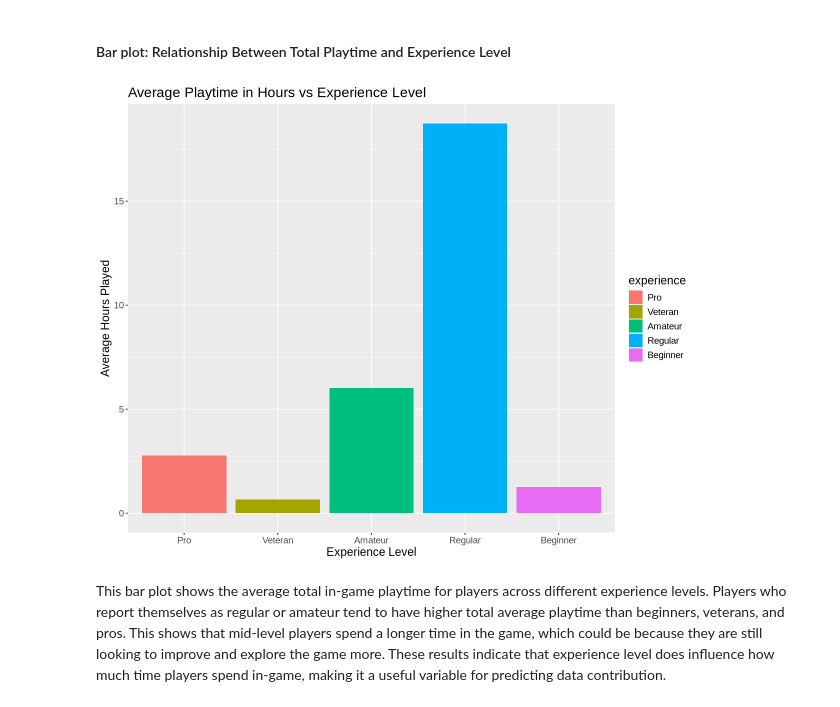
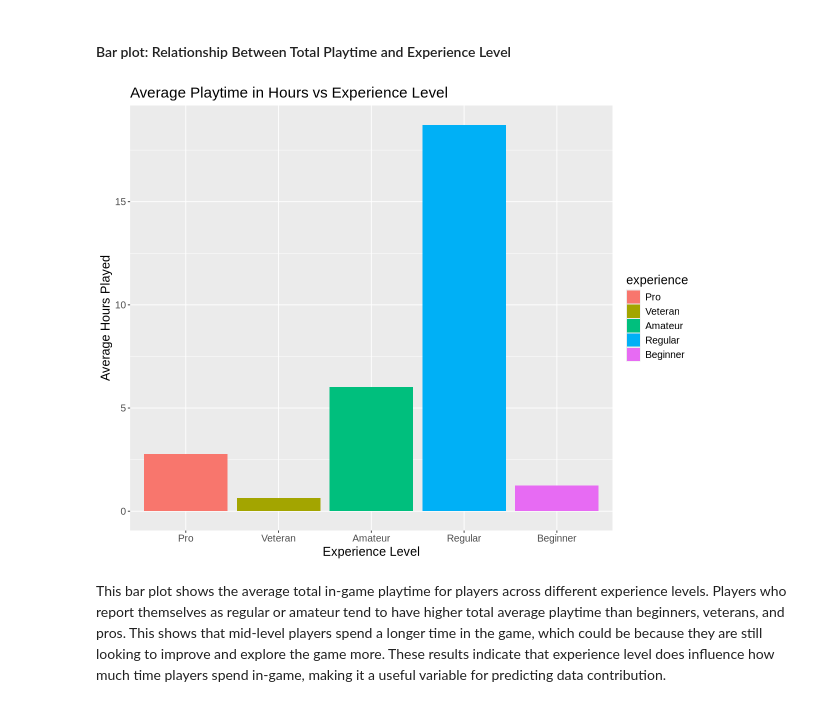
Before and after one commit to ariielz/individual_planning, a Jupyter notebook: Individual planning.ipynb, the cells around one changed output. Saved outputs shown, nothing was run; the diff lists cells and outputs as text; code cells hidden in the pictures.

```diff
--- a/Individual planning.ipynb
+++ b/Individual planning.ipynb
@@ -150,19 +151,19 @@ This scatterplot shows the relationship of total in-game playtime (in hours) vs
 # %%
 options(repr.plot.width = 10, repr.plot.height = 8)
 mean_experience <- players_tidy |>
                 group_by(experience) |>
                 summarize(mean_played_hours = mean(played_hours, na.rm = TRUE))
 
 experience_play_time_plot <- mean_experience |>
                     ggplot(aes(x = experience, y = mean_played_hours, fill = experience)) +
                     geom_bar(stat = "identity") +
                     labs(x = "Experience Level",
                          y = "Average Hours Played",
                          title = "Average Playtime in Hours vs Experience Level") +
-                    theme(text = element_text(size = 14))
+                    theme(text = element_text(size = 15))
 experience_play_time_plot
 # %% [output]
-[figure, old version]
+[figure, new version]
 # %% [markdown]
 This bar plot shows the average total in-game playtime for players across different experience levels. Players who report themselves as regular or amateur tend to have higher total average playtime than beginners, veterans, and pros. This shows that mid-level players spend a longer time in the game, which could be because they are still looking to improve and explore the game more. These results indicate that experience level does influence how much time players spend in-game, making it a useful variable for predicting data contribution.
 # %% [markdown]
```
Also changed, not shown: parts of 7 cells of this notebook.
